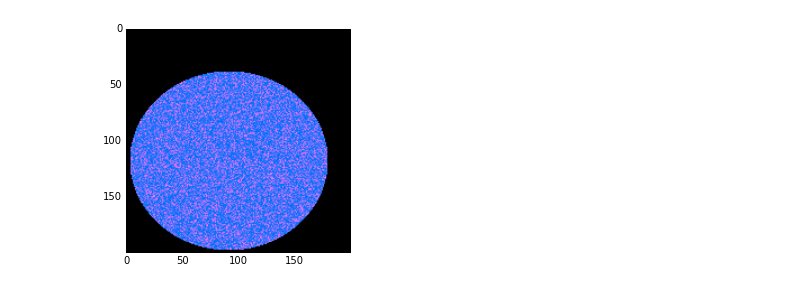
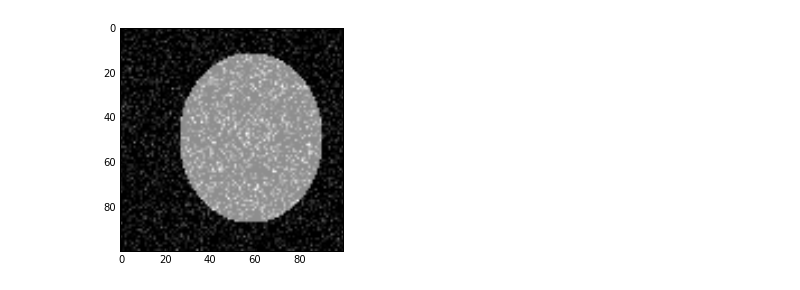
Before and after one commit to ColinGaudreau/bnr_ml, a Jupyter notebook: objectdetect/notebooks/test_using_lasagne.ipynb, the cells around one changed output. Cells and saved outputs as stored; diff of their text form; code cells hidden in the pictures.

```diff
--- a/objectdetect/notebooks/test_using_lasagne.ipynb
+++ b/objectdetect/notebooks/test_using_lasagne.ipynb
@@ -53,12 +55,12 @@ def gen_triangle(shape):
     col = col / col.shape[0]
 
 
-    im = np.zeros(shape + (3,))
+    im = np.zeros(shape + (1,))
     if np.random.rand() < .5:
         in_triangle = row + col < 1
     else:
         in_triangle = row + col > 1
-    for i in range(3):
+    for i in range(im.shape[2]):
         im[:,:,i][in_triangle] = np.ones(shape)[in_triangle]
 #         im[:,:,i][in_triangle] = (np.random.gamma(.7) + np.random.gamma(.4) * np.random.randn(*shape))[in_triangle]
     im[im < 0] = 0.
@@ -79,7 +81,7 @@ def gen_pos_shape(min_shape, im_shape):
 def gen_scene(max_obj, num_class, min_shape, im_shape):
     num_obj = gen_num_objs(max_obj)
     classes = gen_classes(num_obj, num_class)
-    im = np.random.gamma(.4) * np.random.randn(*(im_shape + (3,)))
+    im = np.random.gamma(.4) * np.random.randn(*(im_shape + (1,)))
     im[im < 0] = 0.
     im[im > 1] = 1.
     y = np.zeros((4 + num_class,))
@@ -99,20 +101,20 @@ def gen_scene(max_obj, num_class, min_shape, im_shape):
         im[pos[0]:pos[0]+shape[0],pos[1]:pos[1]+shape[1],:] += shp
     return im / np.max(im), y
 # %%
-def gen_dataset(size):
-    X, y = np.zeros((size,3,200,200)), np.zeros((size,4+2))
+def gen_dataset(size, shape):
+    X, y = np.zeros((size,1) + shape), np.zeros((size,4+2))
     for i in range(size):
-        dat = gen_scene(1, 2, (150,150), (200,200))
+        dat = gen_scene(1, 2, (20, 20), shape)
         X[i], y[i] = dat[0].swapaxes(2,1).swapaxes(1,0), dat[1]
     return X, y
 # %%
-X,y = gen_dataset(1000)
+X,y = gen_dataset(1000, (100,100))
 # %%
 N = np.int_(X.shape[0] * np.random.rand())
-plt.imshow(X[N].swapaxes(0,1).swapaxes(1,2))
+plt.imshow(X[N,0], 'gray')
 plt.show()
 # %% [output]
-[figure, old version]
+[figure, new version]
 # %%
 input = T.tensor4('input')
 # %%
```
Also changed, not shown: parts of 16 cells of this notebook.
